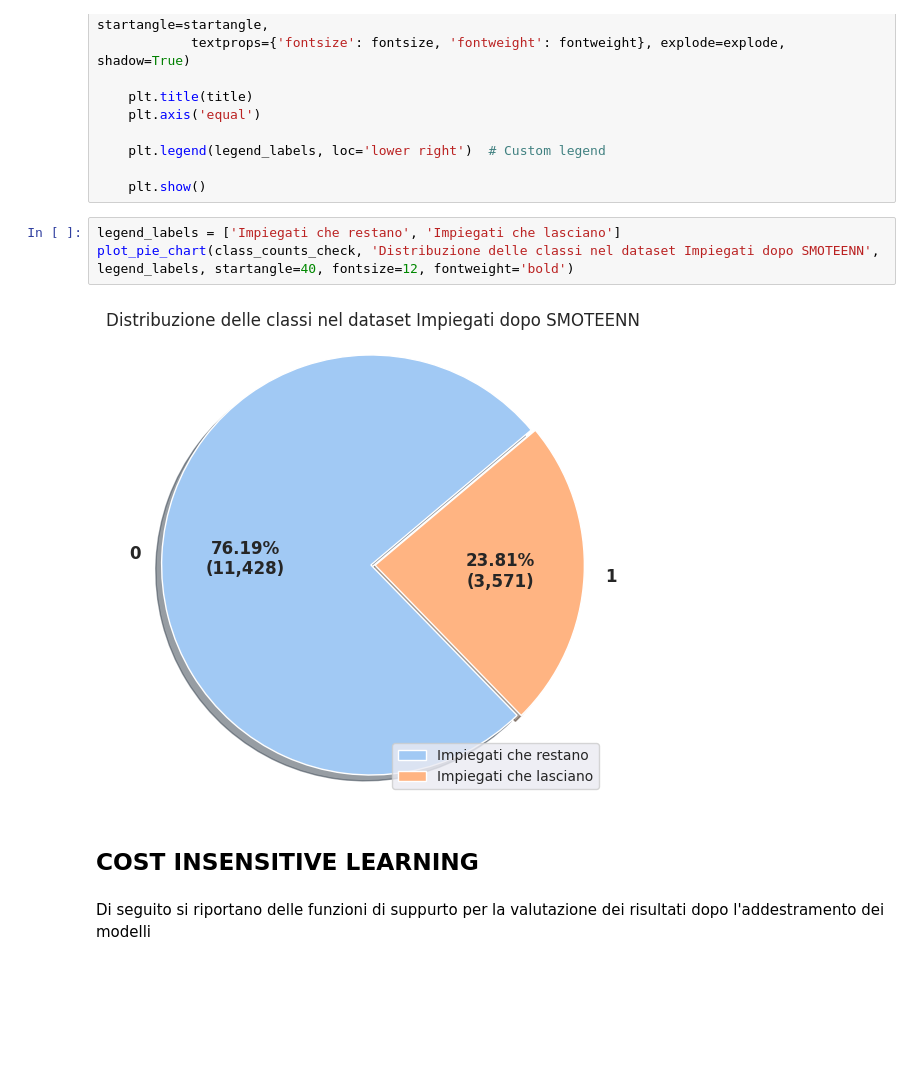
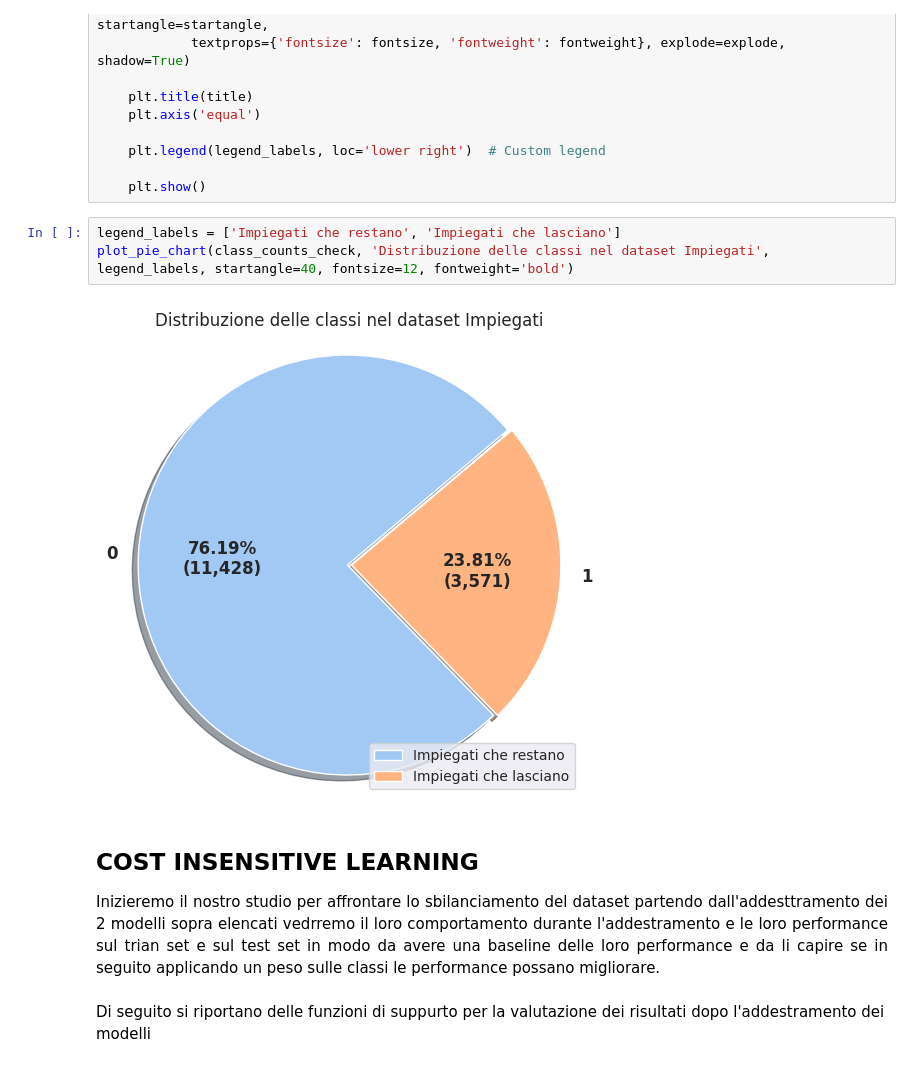
Before and after one commit to kozen88/ProgettoIcon2023, a Jupyter notebook: Cost_sensitive_learning_WORK.ipynb, the cells around one changed output. Drawn from its saved outputs; the diff is of its cells as text; blank space fills up the shorter version.

Commit message:
riflessioni sul cost sensitive learning

```diff
--- a/Cost_sensitive_learning_WORK.ipynb
+++ b/Cost_sensitive_learning_WORK.ipynb
@@ -97,11 +96,12 @@ def plot_pie_chart(class_counts, title, legend_labels, startangle=40, fontsize=1
     plt.show()
 # %%
 legend_labels = ['Impiegati che restano', 'Impiegati che lasciano']
-plot_pie_chart(class_counts_check, 'Distribuzione delle classi nel dataset Impiegati dopo SMOTEENN', legend_labels, startangle=40, fontsize=12, fontweight='bold')
+plot_pie_chart(class_counts_check, 'Distribuzione delle classi nel dataset Impiegati', legend_labels, startangle=40, fontsize=12, fontweight='bold')
 # %% [output]
-[figure, old version]
+[figure, new version]
-# %% [markdown]
-## COST INSENSITIVE LEARNING
+# %% [markdown]
+## COST INSENSITIVE LEARNING
+<p align="justify"> Inizieremo il nostro studio per affrontare lo sbilanciamento del dataset partendo dall'addesttramento dei 2 modelli sopra elencati vedrremo il loro comportamento durante l'addestramento e le loro performance sul trian set e sul test set in modo da avere una baseline delle loro performance e da li capire se in seguito applicando un peso sulle classi le performance possano migliorare.
 # %% [markdown]
 Di seguito si riportano delle funzioni di suppurto per la valutazione dei risultati dopo l'addestramento dei modelli
 # %%
```
Also changed, not shown: parts of 11 cells of this notebook.
